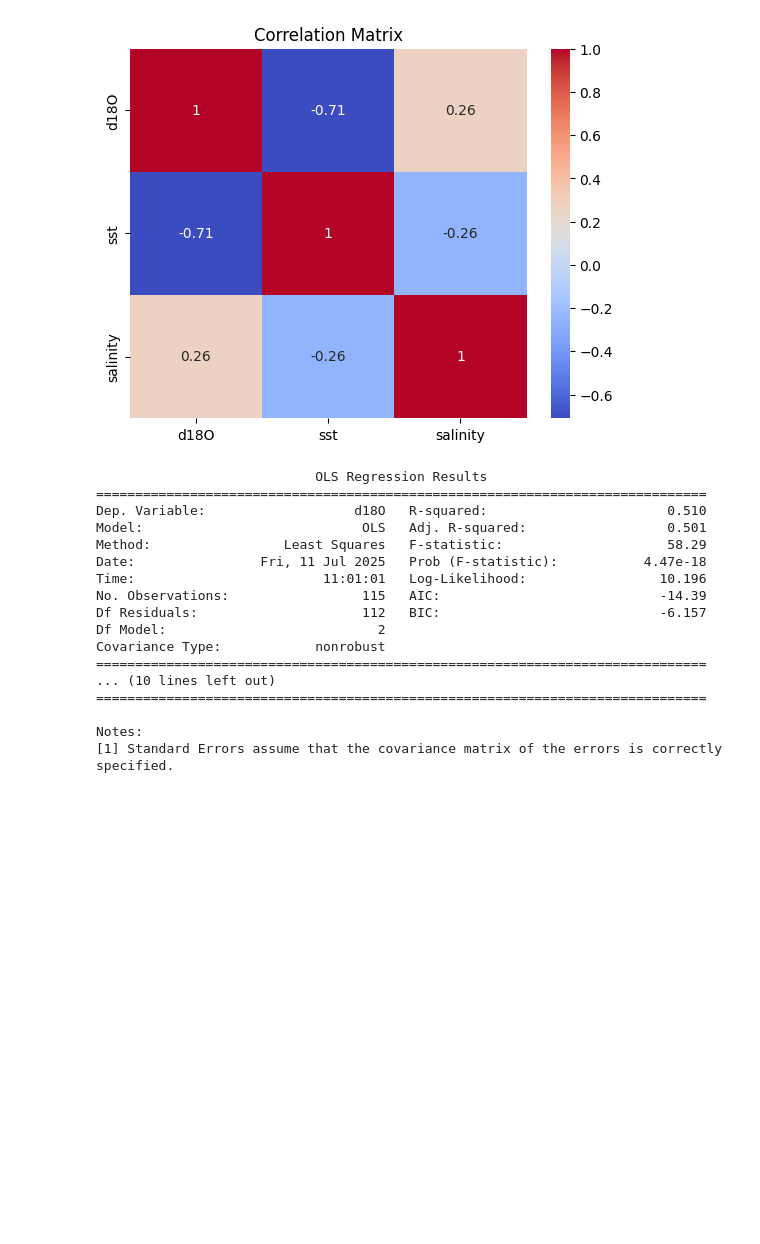
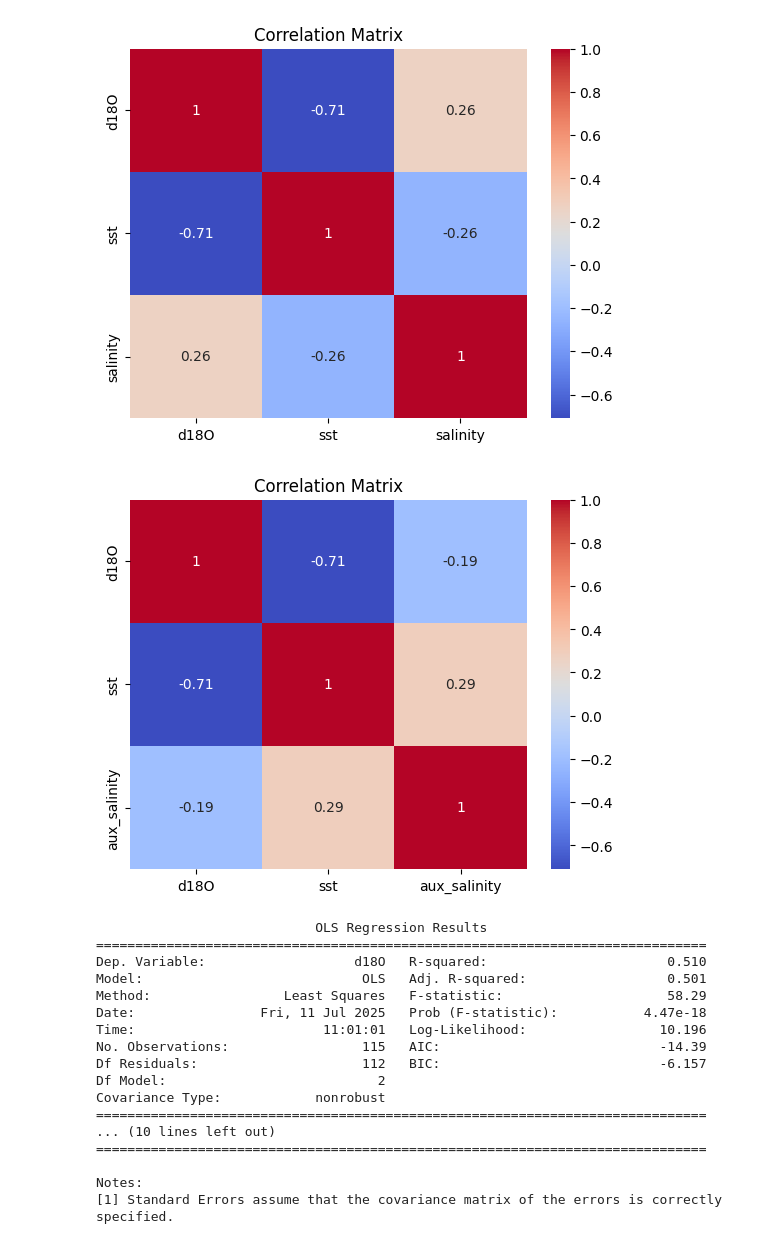
Before and after one commit to Equite774/CobbLab, a Jupyter notebook: d18O_correlation/correlation.ipynb, the cells around one changed output. Cells and saved outputs as stored; diff of their text form; code cells hidden in the pictures; blank space fills up the shorter version.

Commit message:
new salinity analysis

```diff
--- a/d18O_correlation/correlation.ipynb
+++ b/d18O_correlation/correlation.ipynb
@@ -25,15 +25,22 @@ plt.show()
 # %%
 import statsmodels.api as sm
 from sklearn.preprocessing import StandardScaler
 import seaborn as sns
 
 # Pearson correlation matrix
 correlation_matrix = df[['d18O', 'sst', 'salinity']].corr()
 sns.heatmap(correlation_matrix, annot=True, cmap='coolwarm')
 plt.title("Correlation Matrix")
 plt.show()
+
+# Auxiliary Salinity Data
+correlation_matrix = df[['d18O', 'sst', 'aux_salinity']].corr()
+sns.heatmap(correlation_matrix, annot=True, cmap='coolwarm')
+plt.title("Correlation Matrix")
+plt.show()
 # %% [output]
 [figure]
+[figure, added]
 # %%
 # Multiple Linear Regression
 X = df[['sst', 'salinity']]
```
Also changed, not shown: parts of 3 cells of this notebook.
